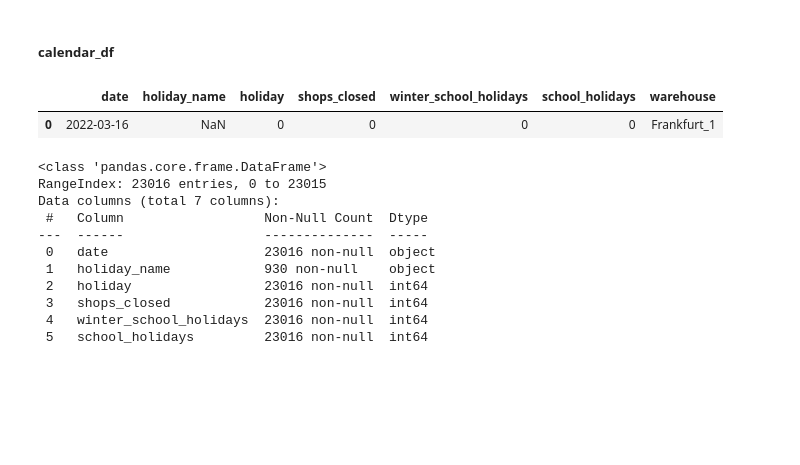
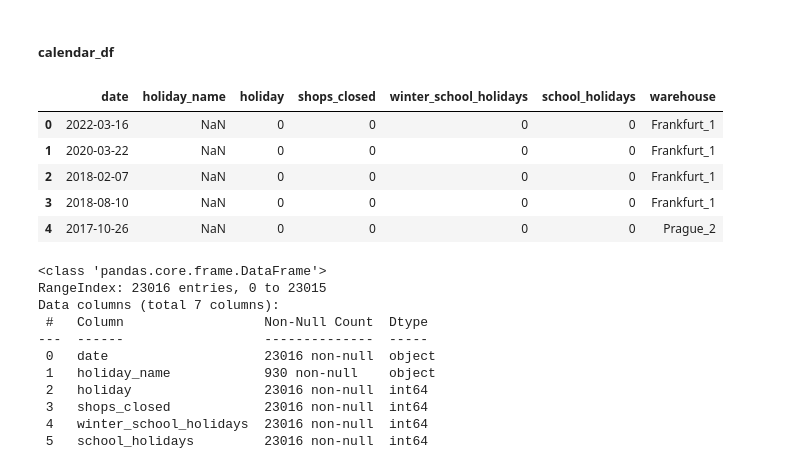
Before and after one commit to lmacakova/PFDA, a Jupyter notebook: pfda_project/project.ipynb, the cells around one changed output. Saved outputs shown, nothing was run; the diff lists cells and outputs as text; code cells hidden in the pictures; blank space fills up the shorter version.

```diff
--- a/pfda_project/project.ipynb
+++ b/pfda_project/project.ipynb
@@ -46,10 +48,14 @@ test_weights_df = pd.read_csv(DATADIR + FILENAME)
 # %% [markdown]
 ##### calendar_df
 # %%
-calendar_df.head(1)
+calendar_df.head()
 # %% [output]
 |  | date | holiday_name | holiday | shops_closed | winter_school_holidays | school_holidays | warehouse |
 | 0 | 2022-03-16 | NaN | 0 | 0 | 0 | 0 | Frankfurt_1 |
+| 1 | 2020-03-22 | NaN | 0 | 0 | 0 | 0 | Frankfurt_1 |
+| 2 | 2018-02-07 | NaN | 0 | 0 | 0 | 0 | Frankfurt_1 |
+| 3 | 2018-08-10 | NaN | 0 | 0 | 0 | 0 | Frankfurt_1 |
+| 4 | 2017-10-26 | NaN | 0 | 0 | 0 | 0 | Prague_2 |
 # %%
 calendar_df.info()
 # %% [output]
```
Also changed, not shown: parts of 46 cells of this notebook.
